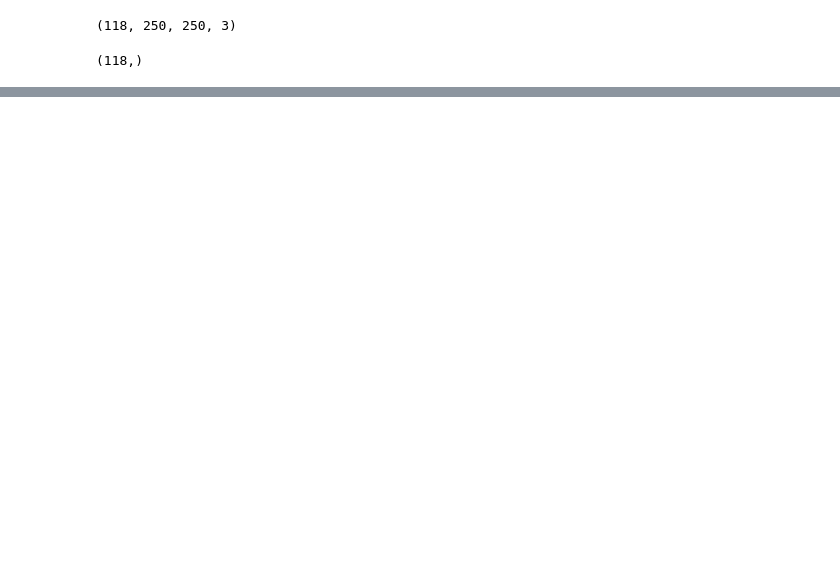
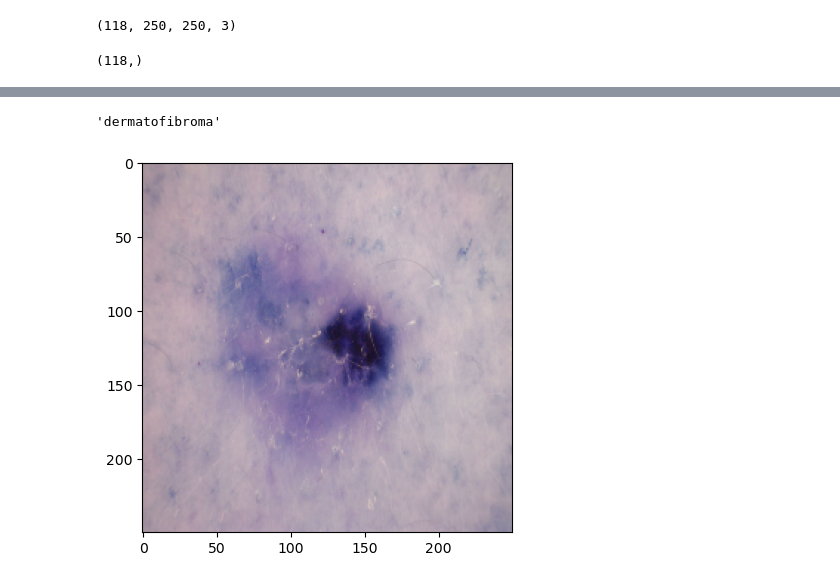
Before and after one commit to redayzarra/ml-skincancer-project, a Jupyter notebook: Skin_ Cancer_Classification.ipynb, the cells around one changed output, grey strips where cells are left out. Cells and saved outputs as stored; diff of their text form; code cells hidden in the pictures; blank space fills up the shorter version.

```diff
--- a/Skin_ Cancer_Classification.ipynb
+++ b/Skin_ Cancer_Classification.ipynb
@@ -153,0 +172,6 @@ y_valid.shape
+# %%
+plt.imshow(X_valid[i])
+y_valid[i]
+# %% [output]
+'dermatofibroma'
+[figure, added]
```
Also changed, not shown: parts of 10 cells of this notebook.
